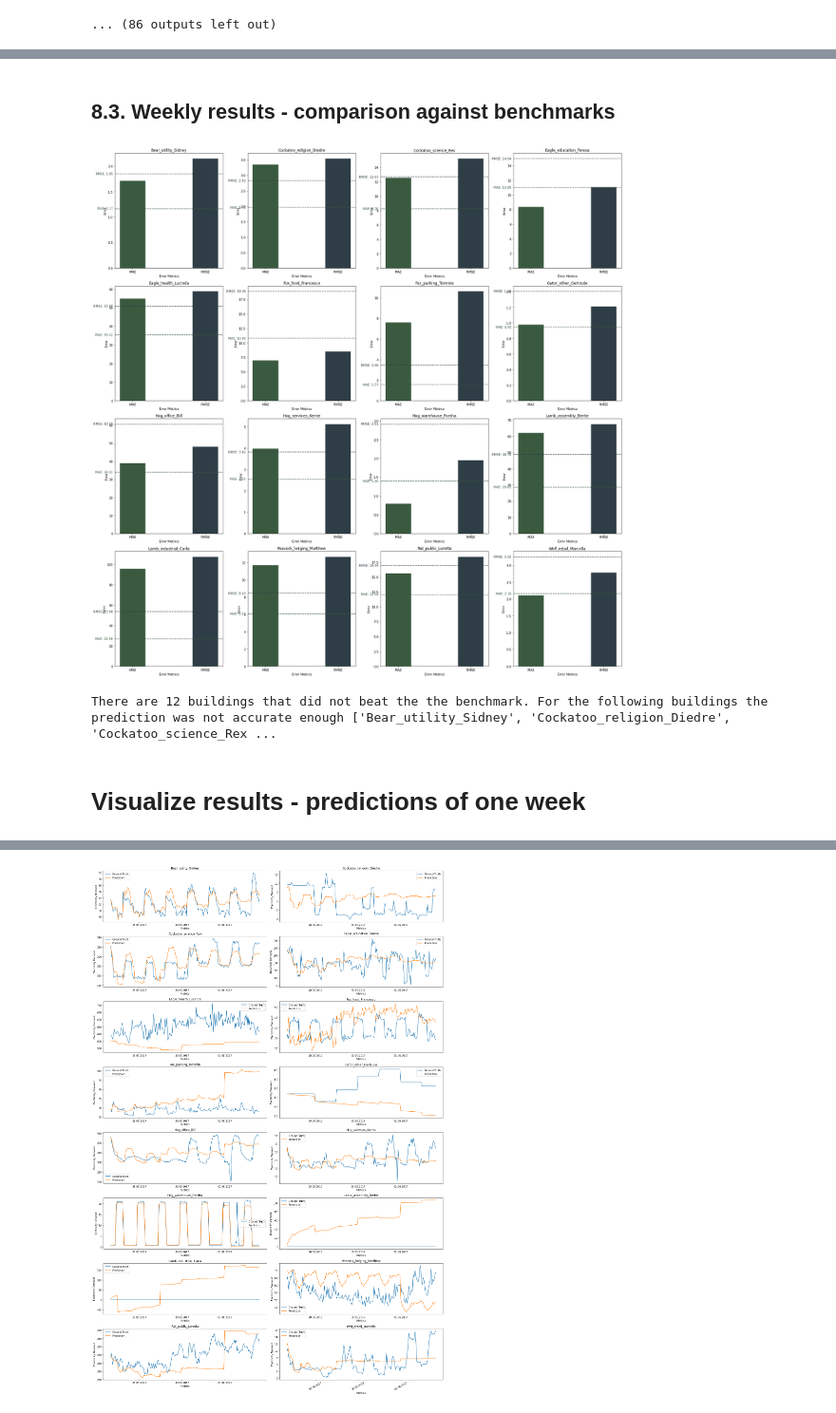
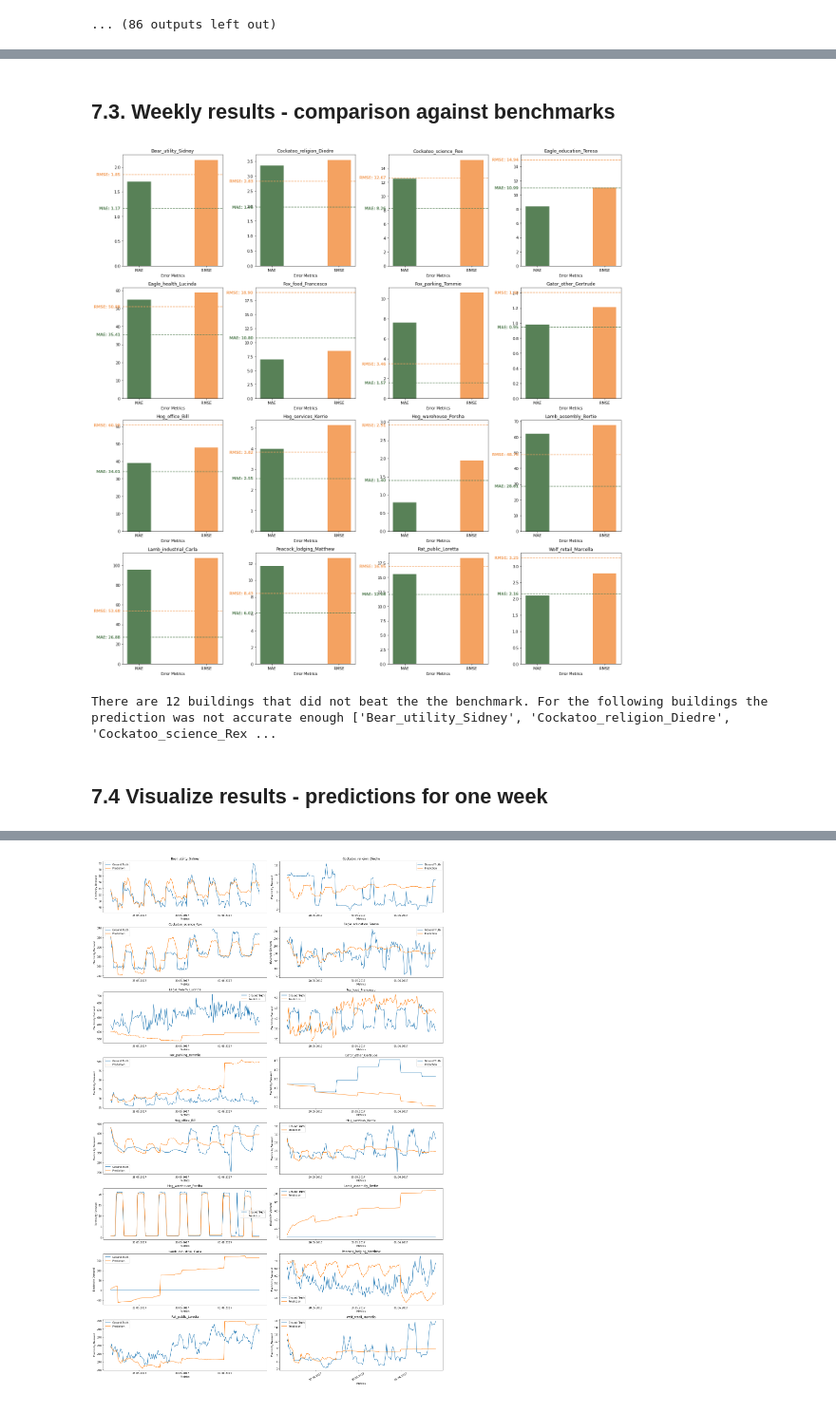
Before and after one commit to mdeppner/electricity_demand_prediction_arima, a Jupyter notebook: Electric Demand Forecasting.ipynb, the cells around one changed output, grey strips where cells are left out. Shown at 95% size. Cells and saved outputs as stored; diff of their text form; code cells hidden in the pictures.

```diff
--- a/Electric Demand Forecasting.ipynb
+++ b/Electric Demand Forecasting.ipynb
@@ -220,7 +235,7 @@ DATES = electricity['timestamp']
 FIT_MODEL = False
 
 # Colors needed for plots
-colors = ['#3a5a40', '#2f3e46']
+colors = ['#588157', '#f4a261']
 # %% [markdown]
 ### Split into train and test dataset
 # %%
@@ -863,6 +897,6 @@ For each of the buildings the defined benchmark values are marked as a horizonta
 # %%
 # Create subplots with a single row and multiple columns
-fig, axs = plt.subplots(4, 4, figsize=(16, 16))
+fig, axs = plt.subplots(4, 4, figsize=(20, 20))
 
 revisit_hourly = []
 
@@ -890,8 +924,19 @@ for i, name in enumerate(building_names):
     ax.axhline(bench_mae, color=colors[0], linestyle='--')
     ax.axhline(bench_rmse, color=colors[1], linestyle='--')
 
+
+    # Annotate the MAE and the RMSE benchmarks values on the horizontal dashed lines
+    trans = transforms.blended_transform_factory(
+    ax.get_yticklabels()[0].get_transform(), ax.transData)
+    ax.text(0,bench_mae, "MAE: {:.2f}".format(bench_mae), color=colors[0], transform=trans,
+        ha="right", va="center", weight='bold' )
+
+    trans = transforms.blended_transform_factory(
+    ax.get_yticklabels()[0].get_transform(), ax.transData)
+    ax.text(0,bench_rmse, "RMSE: {:.2f}".format(bench_rmse), color=colors[1], transform=trans, ha="right", va="center", weight='bold' )
+
+
     ax.set_xlabel('Metrics')
-    ax.set_ylabel('Error')
     ax.set_title(name)
     ax.set_xticks(x)
     ax.set_xticklabels(['MAE', 'RMSE'])
@@ -909,5 +954,5 @@ There are 2 buildings that did not beat the the benchmark. For the following bui
 # %%
-fig, axs = plt.subplots(4, 4, figsize=(16, 16))
+fig, axs = plt.subplots(4, 4, figsize=(20, 20))
 
 revisit_daily = []
 
@@ -935,8 +980,20 @@ for i, name in enumerate(building_names):
     ax.axhline(bench_mae, color=colors[0], linestyle='--')
     ax.axhline(bench_rmse, color=colors[1], linestyle='--')
 
+
+
+    # Annotate the MAE and the RMSE benchmarks values on the horizontal dashed lines
+    trans = transforms.blended_transform_factory(
+    ax.get_yticklabels()[0].get_transform(), ax.transData)
+    ax.text(0,bench_mae, "MAE: {:.2f}".format(bench_mae), color=colors[0], transform=trans,
+        ha="right", va="center", weight='bold' )
+
+    trans = transforms.blended_transform_factory(
+    ax.get_yticklabels()[0].get_transform(), ax.transData)
+    ax.text(0,bench_rmse, "RMSE: {:.2f}".format(bench_rmse), color=colors[1], transform=trans, ha="right", va="center", weight='bold' )
+
+
     ax.set_xlabel('Metrics')
-    ax.set_ylabel('Error')
     ax.set_title(name)
     ax.set_xticks(x)
     ax.set_xticklabels(['MAE', 'RMSE'])
@@ -951,9 +1008,9 @@ print("There are {} buildings that did not beat the the benchmark. For the follo
 There are 7 buildings that did not beat the the benchmark. For the following buildings the prediction was not accurate enough ['Bear_utility_Sidney', 'Cockatoo_religion_Diedre', 'Cockatoo_science_Rex' ...
 # %% [markdown]
-## 8.3. Weekly results - comparison against benchmarks
+## 7.3. Weekly results - comparison against benchmarks
 # %%
 # Create subplots with a single row and multiple columns
-fig, axs = plt.subplots(4, 4, figsize=(24, 24))
+fig, axs = plt.subplots(4, 4, figsize=(20, 20))
 
 revisit_weekly = []
 
@@ -976,38 +1033,37 @@ for i, name in enumerate(building_names):
 
     # Plot the bars for obtained values in green and orange
     ax.bar(x, [obtained_mae, obtained_rmse], width, color=colors)
 
     # Plot horizontal dashed lines for benchmark values with matching colors
     ax.axhline(bench_mae, color=colors[0], linestyle='--', label='bench')
     ax.axhline(bench_rmse, color=colors[1], linestyle='--')
 
 
+    # Annotate the MAE and the RMSE benchmarks values on the horizontal dashed lines
     trans = transforms.blended_transform_factory(
     ax.get_yticklabels()[0].get_transform(), ax.transData)
     ax.text(0,bench_mae, "MAE: {:.2f}".format(bench_mae), color=colors[0], transform=trans,
-        ha="right", va="center")
+        ha="right", va="center", weight='bold' )
 
     trans = transforms.blended_transform_factory(
     ax.get_yticklabels()[0].get_transform(), ax.transData)
-    ax.text(0,bench_rmse, "RMSE: {:.2f}".format(bench_rmse), color=colors[1], transform=trans,
-        ha="right", va="center")
+    ax.text(0,bench_rmse, "RMSE: {:.2f}".format(bench_rmse), color=colors[1], transform=trans, ha="right", va="center", weight='bold' )
 
 
     ax.set_xlabel('Error Metrics')
-    ax.set_ylabel('Error')
     ax.set_title(name)
     ax.set_xticks(x)
     ax.set_xticklabels(['MAE', 'RMSE'])
 
 
 
 
 plt.tight_layout()
 plt.show()
 
 print("There are {} buildings that did not beat the the benchmark. For the following buildings the prediction was not accurate enough {}".format(len(revisit_weekly), revisit_weekly))
 # %% [output]
-[figure, old version]
+[figure, new version]
 There are 12 buildings that did not beat the the benchmark. For the following buildings the prediction was not accurate enough ['Bear_utility_Sidney', 'Cockatoo_religion_Diedre', 'Cockatoo_science_Rex ...
 # %% [markdown]
-# Visualize results - predictions of one week
+## 7.4 Visualize results - predictions for one week
```
Also changed, not shown: parts of 30 cells of this notebook.
